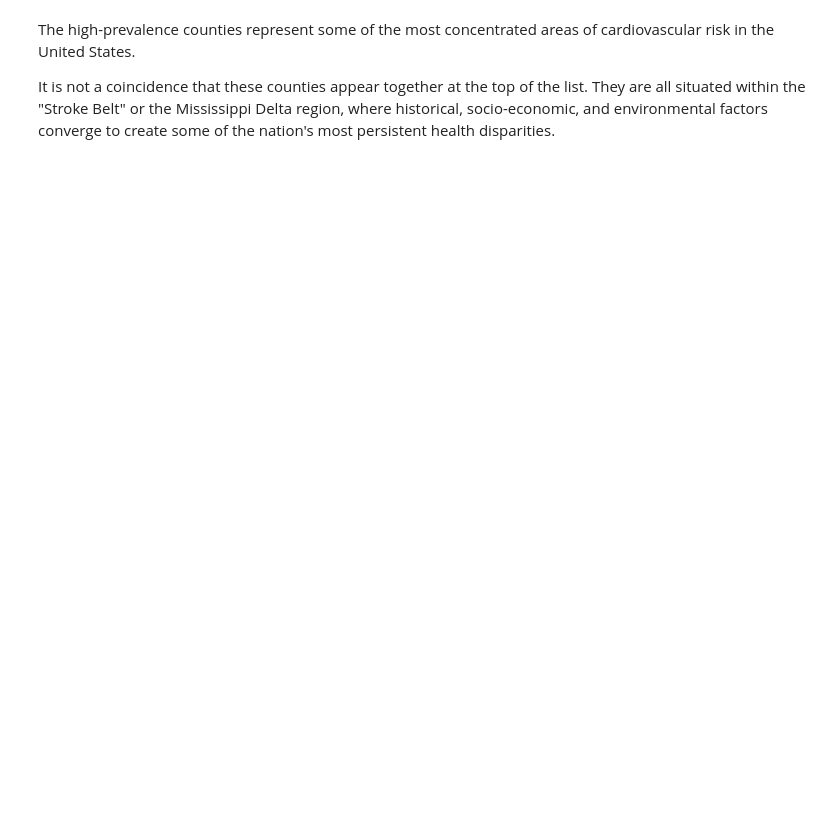
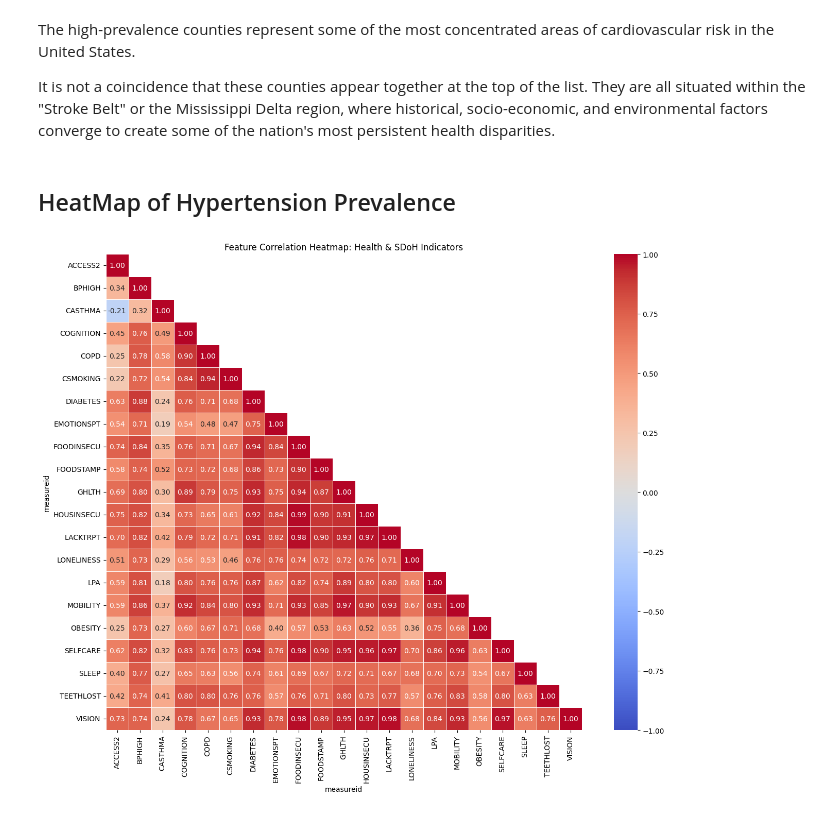
Before and after one commit to ngwalker93/ads599-capstone-hypertension-risk-atlas, a Jupyter notebook: code/validation/02_eda_cdc_aa.ipynb, the cells around one changed output. Cells and saved outputs as stored; diff of their text form; code cells hidden in the pictures; blank space fills up the shorter version.

```diff
--- a/code/validation/02_eda_cdc_aa.ipynb
+++ b/code/validation/02_eda_cdc_aa.ipynb
@@ -335,3 +408,39 @@ measure  locationname stateabbr  High blood pressure among adults
 The high-prevalence counties represent some of the most concentrated areas of cardiovascular risk in the United States.
 
 It is not a coincidence that these counties appear together at the top of the list. They are all situated within the "Stroke Belt" or the Mississippi Delta region, where historical, socio-economic, and environmental factors converge to create some of the nation's most persistent health disparities.
+# %% [markdown]
+## HeatMap of Hypertension Prevalence
+# %%
+features = ['ACCESS2', 'BPHIGH',
+       'CASTHMA', 'COGNITION', 'COPD', 'CSMOKING', 'DIABETES', 'EMOTIONSPT',
+       'FOODINSECU', 'FOODSTAMP', 'GHLTH', 'HOUSINSECU', 'LACKTRPT',
+       'LONELINESS', 'LPA', 'MOBILITY', 'OBESITY', 'SELFCARE', 'SLEEP',
+       'TEETHLOST', 'VISION']
+
+# Calculate the correlation matrix
+corr = df[features].corr(numeric_only=True)
+
+# Create a mask to hide the upper triangle
+# np.triu returns the upper triangle, k=1 keeps the diagonal visible
+mask = np.triu(np.ones_like(corr, dtype=bool), k=1)
+
+# Set up the matplotlib figure
+plt.figure(figsize=(16, 12))
+
+# Create the heatmap
+sns.heatmap(
+    corr,
+    mask=mask,
+    annot=True,
+    fmt=".2f",
+    cmap='coolwarm',
+    vmin=-1, vmax=1,
+    center=0,
+    linewidths=0.5,
+    square=True
+)
+
+plt.title('Feature Correlation Heatmap: Health & SDoH Indicators')
+plt.show()
+# %% [output]
+[figure, added]
```
Also changed, not shown: parts of 25 cells of this notebook.
